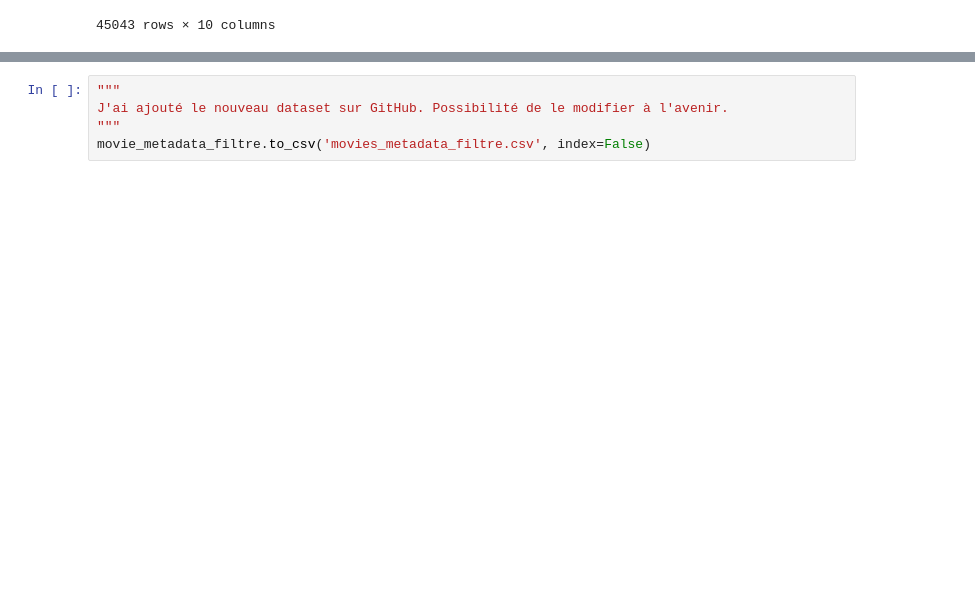
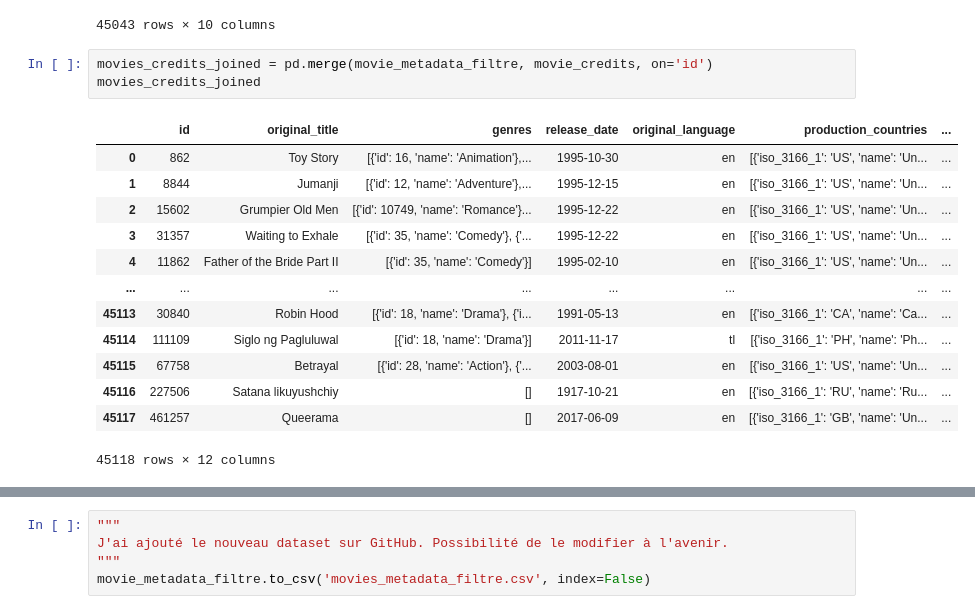
Before and after one commit to Alexkarneff/Projet-Netflix, a Jupyter notebook: code/projet_netflix.ipynb, the cells around one changed output, grey strips where cells are left out. Saved outputs shown, nothing was run; the diff lists cells and outputs as text; blank space fills up the shorter version.

Commit message:
csv filtré et joints
J'ai fusionné le fichier csv movies_metadata avec le fichier movie_credits en prenant l'id comme clé

```diff
--- a/code/projet_netflix.ipynb
+++ b/code/projet_netflix.ipynb
@@ -258,3 +258,20 @@ movie_metadata_filtre.sort_values("popularity", ascending=True)
 | 33356 | 297762 | Wonder Woman | [{'id': 28, 'name': 'Action'}, {'... | 2017-05-30 | en | [{'iso_3166_1': 'US', 'name': 'Un... | ... |
 | 30700 | 211672 | Minions | [{'id': 10751, 'name': 'Family'},... | 2015-06-17 | en | [{'iso_3166_1': 'US', 'name': 'Un... | ... |
 45043 rows × 10 columns
+# %%
+movies_credits_joined = pd.merge(movie_metadata_filtre, movie_credits, on='id')
+movies_credits_joined
+# %% [output]
+|  | id | original_title | genres | release_date | original_language | production_countries | ... |
+| 0 | 862 | Toy Story | [{'id': 16, 'name': 'Animation'},... | 1995-10-30 | en | [{'iso_3166_1': 'US', 'name': 'Un... | ... |
+| 1 | 8844 | Jumanji | [{'id': 12, 'name': 'Adventure'},... | 1995-12-15 | en | [{'iso_3166_1': 'US', 'name': 'Un... | ... |
+| 2 | 15602 | Grumpier Old Men | [{'id': 10749, 'name': 'Romance'}... | 1995-12-22 | en | [{'iso_3166_1': 'US', 'name': 'Un... | ... |
+| 3 | 31357 | Waiting to Exhale | [{'id': 35, 'name': 'Comedy'}, {'... | 1995-12-22 | en | [{'iso_3166_1': 'US', 'name': 'Un... | ... |
+| 4 | 11862 | Father of the Bride Part II | [{'id': 35, 'name': 'Comedy'}] | 1995-02-10 | en | [{'iso_3166_1': 'US', 'name': 'Un... | ... |
+| ... | ... | ... | ... | ... | ... | ... | ... |
+| 45113 | 30840 | Robin Hood | [{'id': 18, 'name': 'Drama'}, {'i... | 1991-05-13 | en | [{'iso_3166_1': 'CA', 'name': 'Ca... | ... |
+| 45114 | 111109 | Siglo ng Pagluluwal | [{'id': 18, 'name': 'Drama'}] | 2011-11-17 | tl | [{'iso_3166_1': 'PH', 'name': 'Ph... | ... |
+| 45115 | 67758 | Betrayal | [{'id': 28, 'name': 'Action'}, {'... | 2003-08-01 | en | [{'iso_3166_1': 'US', 'name': 'Un... | ... |
+| 45116 | 227506 | Satana likuyushchiy | [] | 1917-10-21 | en | [{'iso_3166_1': 'RU', 'name': 'Ru... | ... |
+| 45117 | 461257 | Queerama | [] | 2017-06-09 | en | [{'iso_3166_1': 'GB', 'name': 'Un... | ... |
+45118 rows × 12 columns
```
Also changed, not shown: parts of 2 cells of this notebook.
